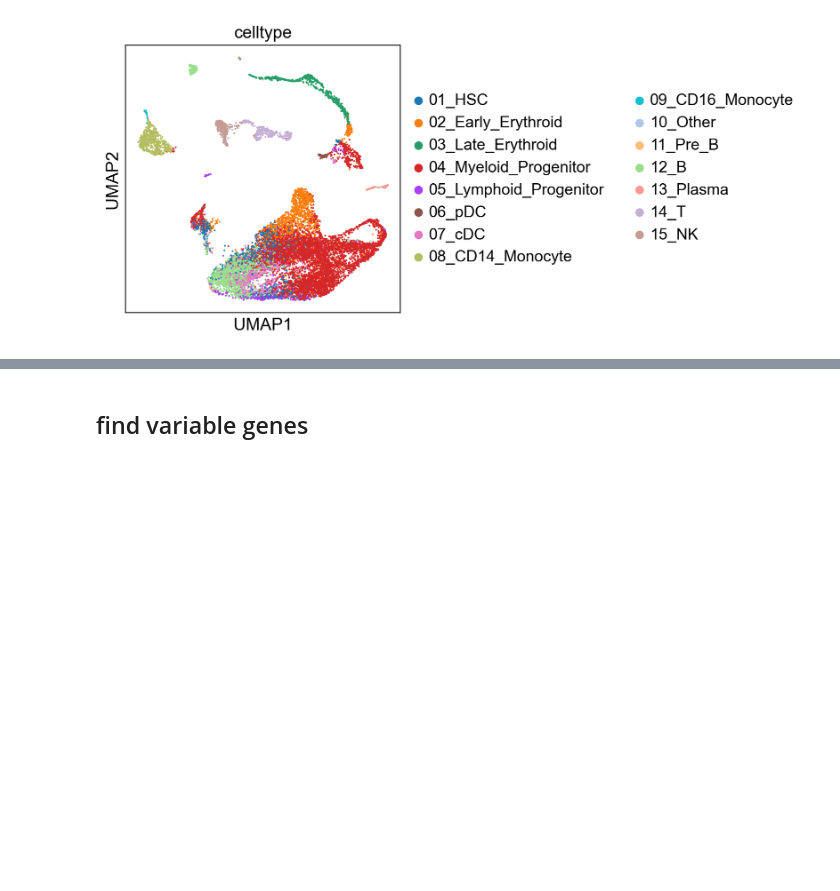
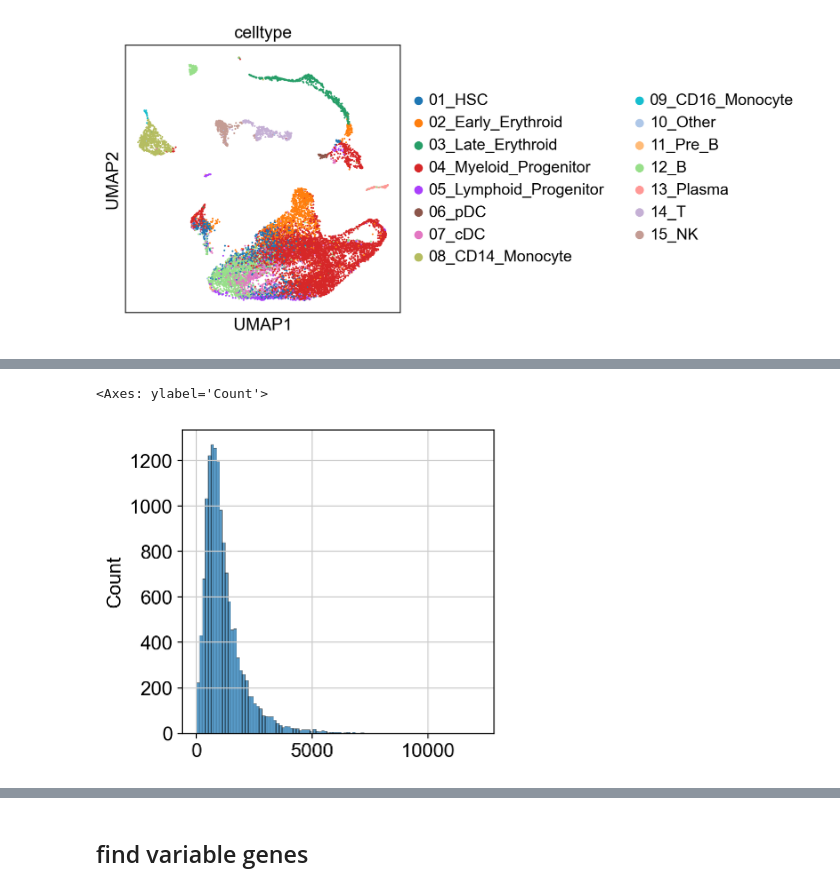
Before and after one commit to furlan-lab/pyviewmaster, a Jupyter notebook: notebooks/02_bulk_reference.ipynb, the cells around one changed output, grey strips where cells are left out. Cells and saved outputs as stored; diff of their text form; code cells hidden in the pictures; blank space fills up the shorter version.

```diff
--- a/notebooks/02_bulk_reference.ipynb
+++ b/notebooks/02_bulk_reference.ipynb
@@ -131,0 +165,6 @@ replicated_array = np.repeat(gene_names, rowdata).tolist()
+# %%
+#sns.kdeplot(sizes)
+sns.histplot(sizes, bins = 100)
+# %% [output]
+<Axes: ylabel='Count'>
+[figure, added]
```
Also changed, not shown: parts of 15 cells of this notebook.
